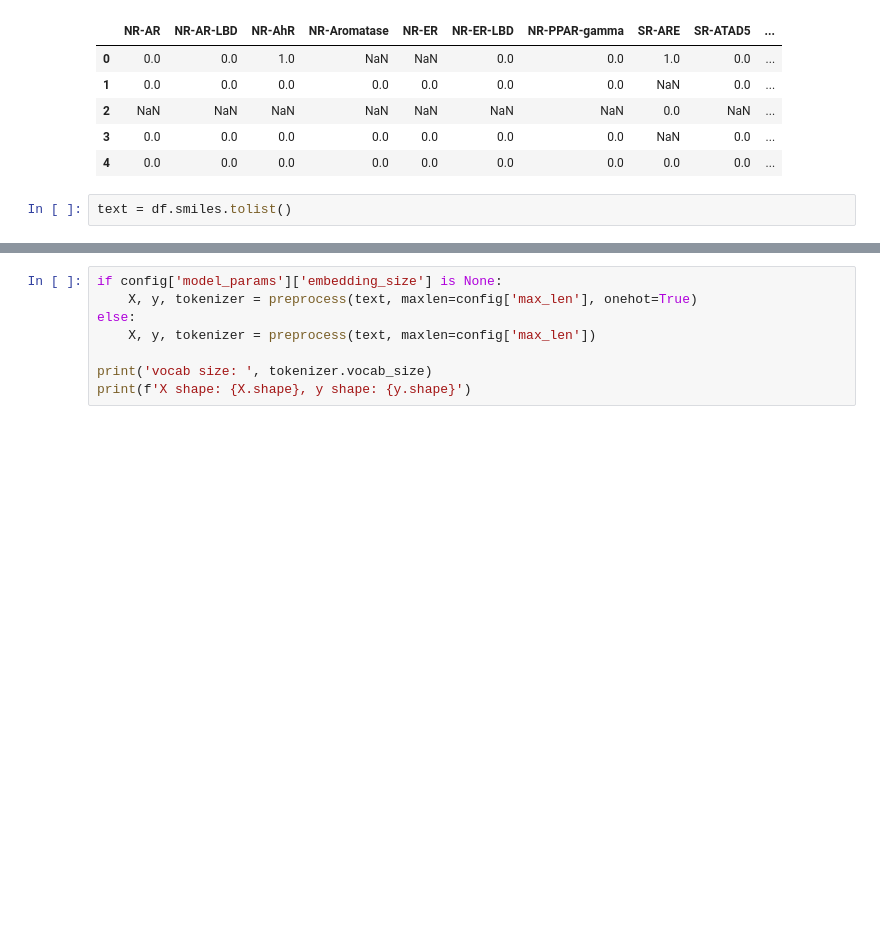
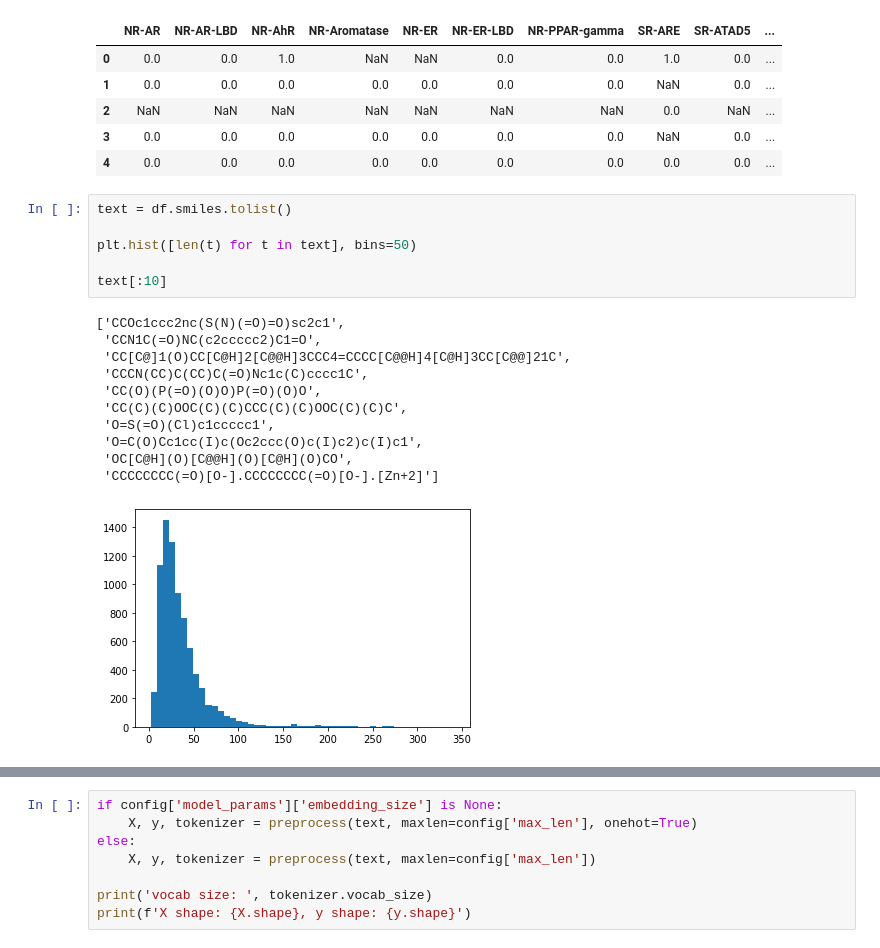
Before and after one commit to fine-structure/fine-structure, a Jupyter notebook: notebooks/language_models/RNN_new.ipynb, the cells around one changed output, grey strips where cells are left out. Drawn from its saved outputs; the diff is of its cells as text; blank space fills up the shorter version.

```diff
--- a/notebooks/language_models/RNN_new.ipynb
+++ b/notebooks/language_models/RNN_new.ipynb
@@ -43,5 +54,21 @@ df.head()
 | 2 | NaN | NaN | NaN | NaN | NaN | NaN | NaN | 0.0 | NaN | ... |
 | 3 | 0.0 | 0.0 | 0.0 | 0.0 | 0.0 | 0.0 | 0.0 | NaN | 0.0 | ... |
 | 4 | 0.0 | 0.0 | 0.0 | 0.0 | 0.0 | 0.0 | 0.0 | 0.0 | 0.0 | ... |
-# %%
-text = df.smiles.tolist()
+# %%
+text = df.smiles.tolist()
+
+plt.hist([len(t) for t in text], bins=50)
+
+text[:10]
+# %% [output]
+['CCOc1ccc2nc(S(N)(=O)=O)sc2c1',
+ 'CCN1C(=O)NC(c2ccccc2)C1=O',
+ 'CC[C@]1(O)CC[C@H]2[C@@H]3CCC4=CCCC[C@@H]4[C@H]3CC[C@@]21C',
+ 'CCCN(CC)C(CC)C(=O)Nc1c(C)cccc1C',
+ 'CC(O)(P(=O)(O)O)P(=O)(O)O',
+ 'CC(C)(C)OOC(C)(C)CCC(C)(C)OOC(C)(C)C',
+ 'O=S(=O)(Cl)c1ccccc1',
+ 'O=C(O)Cc1cc(I)c(Oc2ccc(O)c(I)c2)c(I)c1',
+ 'OC[C@H](O)[C@@H](O)[C@H](O)CO',
+ 'CCCCCCCC(=O)[O-].CCCCCCCC(=O)[O-].[Zn+2]']
+[figure, added]
```
Also changed, not shown: parts of 9 cells of this notebook, 1 other file.
